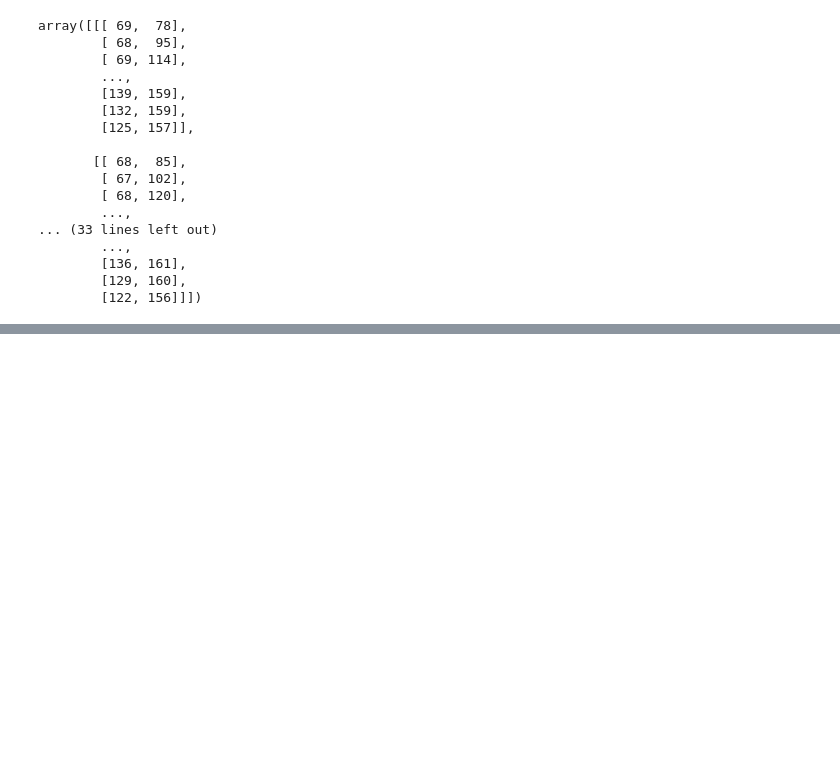
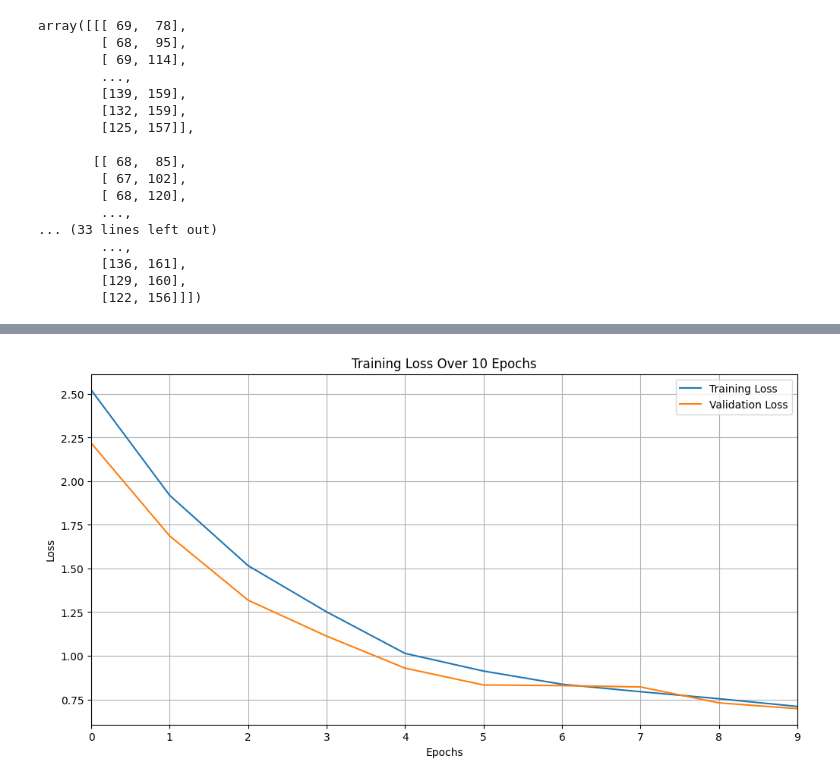
Before and after one commit to anuj-mali/Lip-Reading, a Jupyter notebook: Dataset and DataLoader.ipynb, the cells around one changed output, grey strips where cells are left out. Saved outputs shown, nothing was run; the diff lists cells and outputs as text; code cells hidden in the pictures; blank space fills up the shorter version.

```diff
--- a/Dataset and DataLoader.ipynb
+++ b/Dataset and DataLoader.ipynb
@@ -501,0 +579,21 @@ array([[[ 69,  78],
+# %%
+import matplotlib.pyplot as plt
+
+epoch = results['max_epoch']-1
+train_loss = results['train_loss_epoch']
+val_loss = results['val_loss_epoch']
+
+# Plotting the training loss
+plt.figure(figsize=(12, 6))
+plt.plot(range(epoch+1), train_loss, label='Training Loss')
+plt.plot(range(epoch+1), val_loss, label='Validation Loss')
+plt.title(f'Training Loss Over {epoch+1} Epochs')
+plt.xlabel('Epochs')
+plt.ylabel('Loss')
+plt.xlim(0,epoch)
+plt.legend()
+plt.grid()
+
+plt.show()
+# %% [output]
+[figure, added]
```
Also changed, not shown: parts of 13 cells of this notebook, 29 other files.
